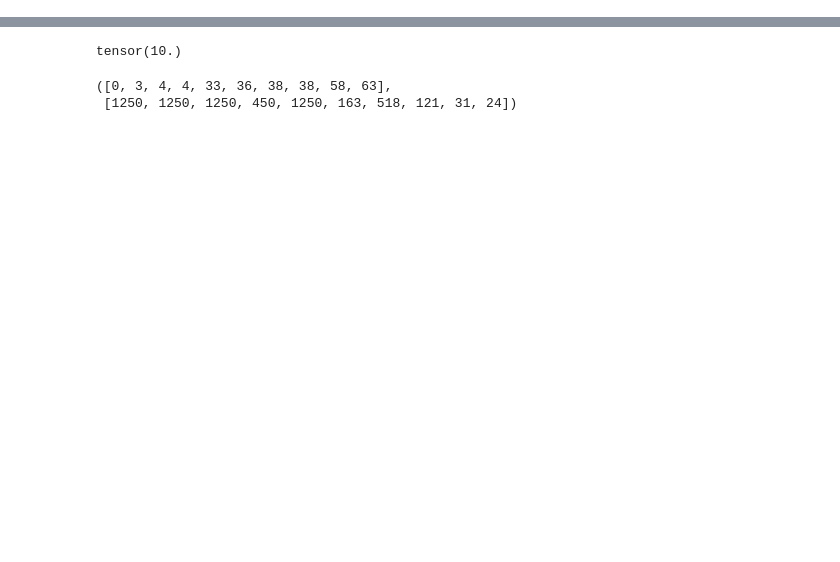
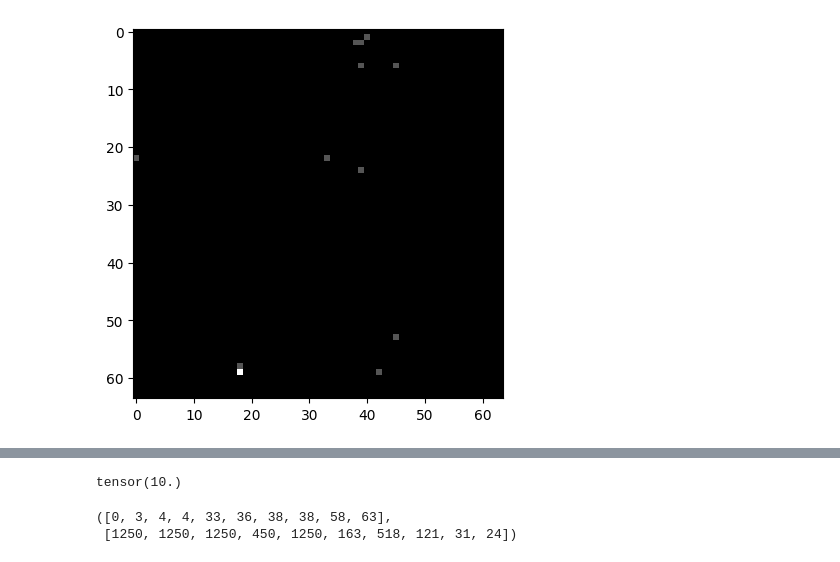
Before and after one commit to NoamSC/DA4ETC, a Jupyter notebook: random.ipynb, the cells around one changed output, grey strips where cells are left out. Drawn from its saved outputs; the diff is of its cells as text; code cells hidden in the pictures; blank space fills up the shorter version.

```diff
--- a/random.ipynb
+++ b/random.ipynb
@@ -52,0 +36,10 @@ for sessions, labels, in tqdm(loader):
+# %%
+test_chunk_path = os.path.join('data', 'allot_small_csvs', 'chunks', f'chunk_{100:03d}.csv')
+test_loader_1 = create_csv_flowpic_loader([test_chunk_path], batch_size=64, num_workers=0, shuffle=False, resolution=64, log_t_axis=False)
+test_loader_2 = create_csv_flowpic_loader([test_chunk_path], batch_size=64, num_workers=0, shuffle=False, resolution=64, log_t_axis=True)
+# %%
+for x, y in test_loader_2:
+    plt.imshow(x[np.random.randint(64)].cpu().numpy(), cmap='gray')
+    break
+# %% [output]
+[figure, added]
```
Also changed, not shown: parts of 18 cells of this notebook, 4 other files.
